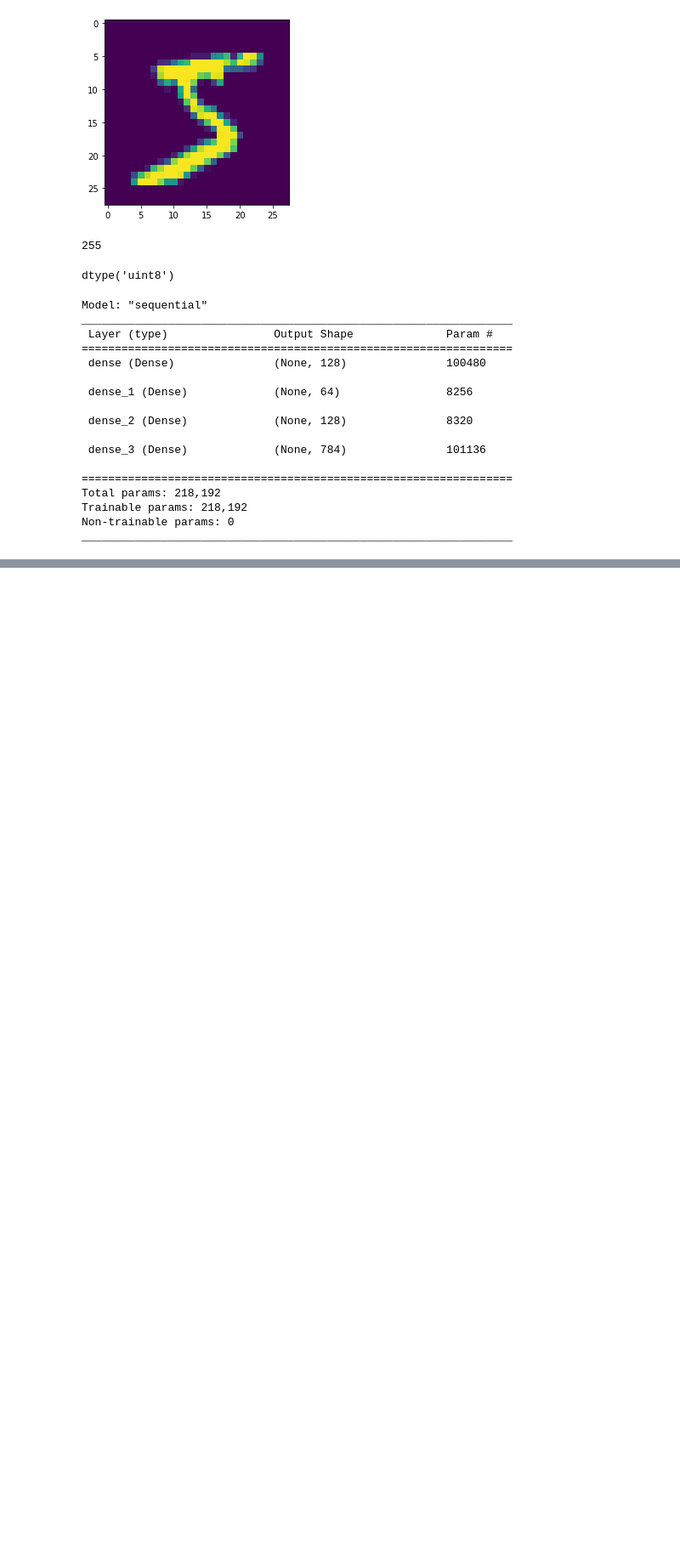
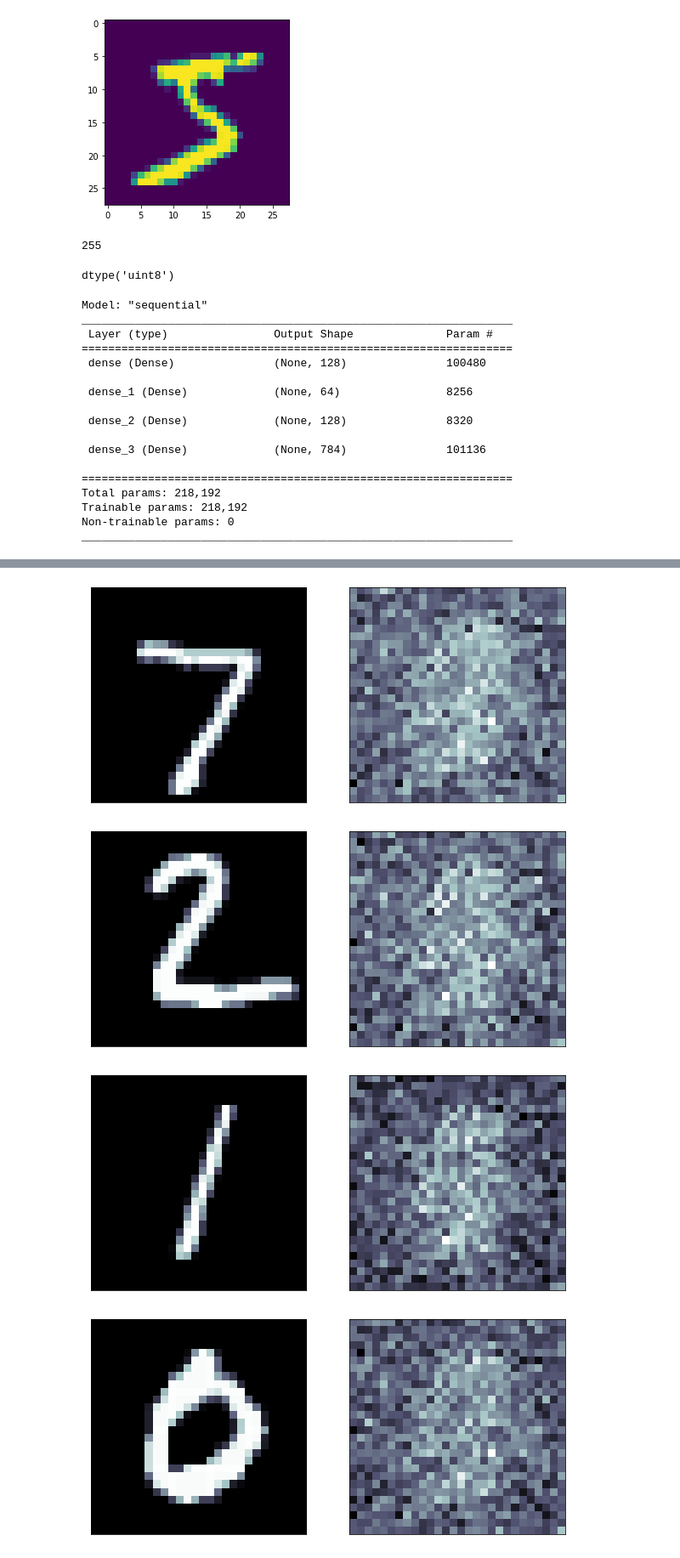
Before and after one commit to siddpatel1/DSPS_SPatel, a Jupyter notebook: lab/sidpatel_autoencoder_lab.ipynb, the cells around one changed output, grey strips where cells are left out. Shown at 85% size. Cells and saved outputs as stored; diff of their text form; code cells hidden in the pictures; blank space fills up the shorter version.

```diff
--- a/lab/sidpatel_autoencoder_lab.ipynb
+++ b/lab/sidpatel_autoencoder_lab.ipynb
@@ -80,0 +98,11 @@ _________________________________________________________________
+# %%
+def compareinout(i, outim, testimg, initialshape=(28,28)):
+  fig = pl.figure(figsize=(10,5))
+  ax = fig.add_subplot(121)
+  ax.imshow(testimg[i].reshape(initialshape) , cmap="bone")
+  ax.get_xaxis().set_visible(False)
+  ax.get_yaxis().set_visible(False)
+  ax = fig.add_subplot(122)
+  ax.imshow(outim[i].reshape(initialshape) , cmap="bone")
+  ax.get_xaxis().set_visible(False)
+  ax.get_yaxis().set_visible(False)
@@ -80,0 +139,2 @@ _________________________________________________________________
+# %%
+output = model_digits.predict(x_test)
@@ -80,0 +145,8 @@ _________________________________________________________________
+# %%
+for i in range(10):
+    compareinout(i, output, x_test, initialshape=(28,28))
+# %% [output]
+[figure, added]
+[figure, added]
+[figure, added]
+[figure, added]
```
Also changed, not shown: parts of 24 cells of this notebook.
